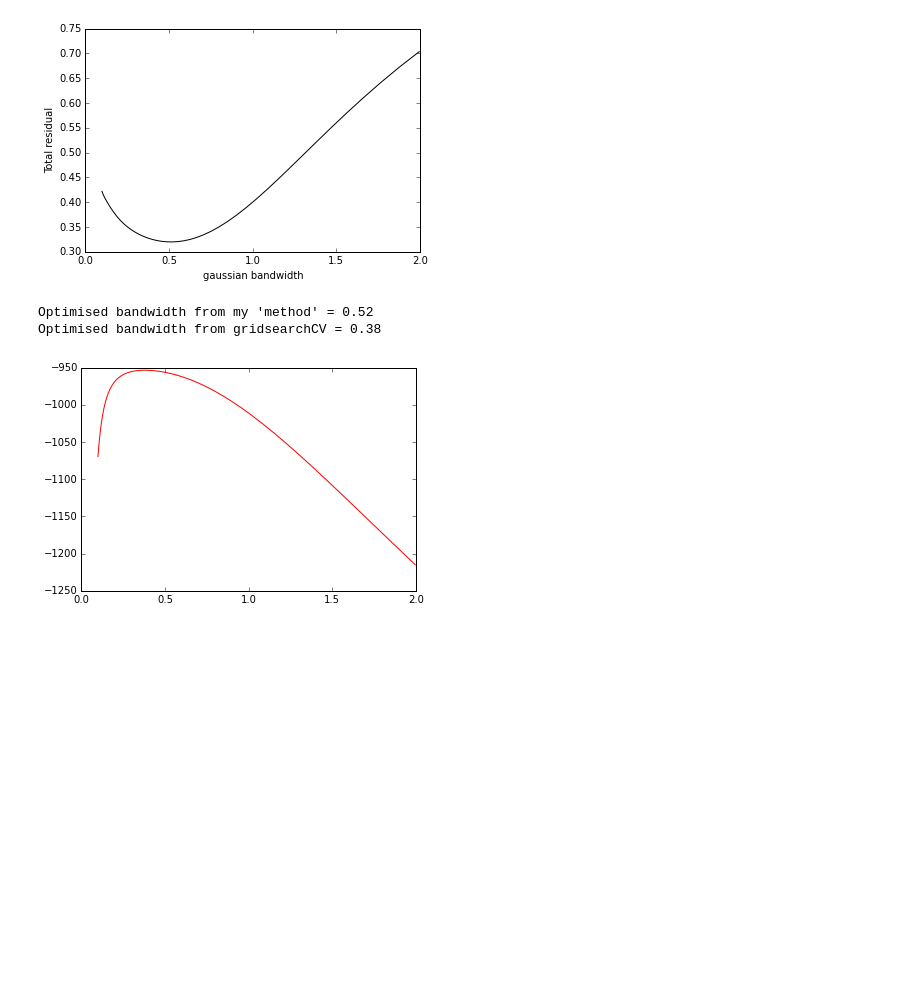
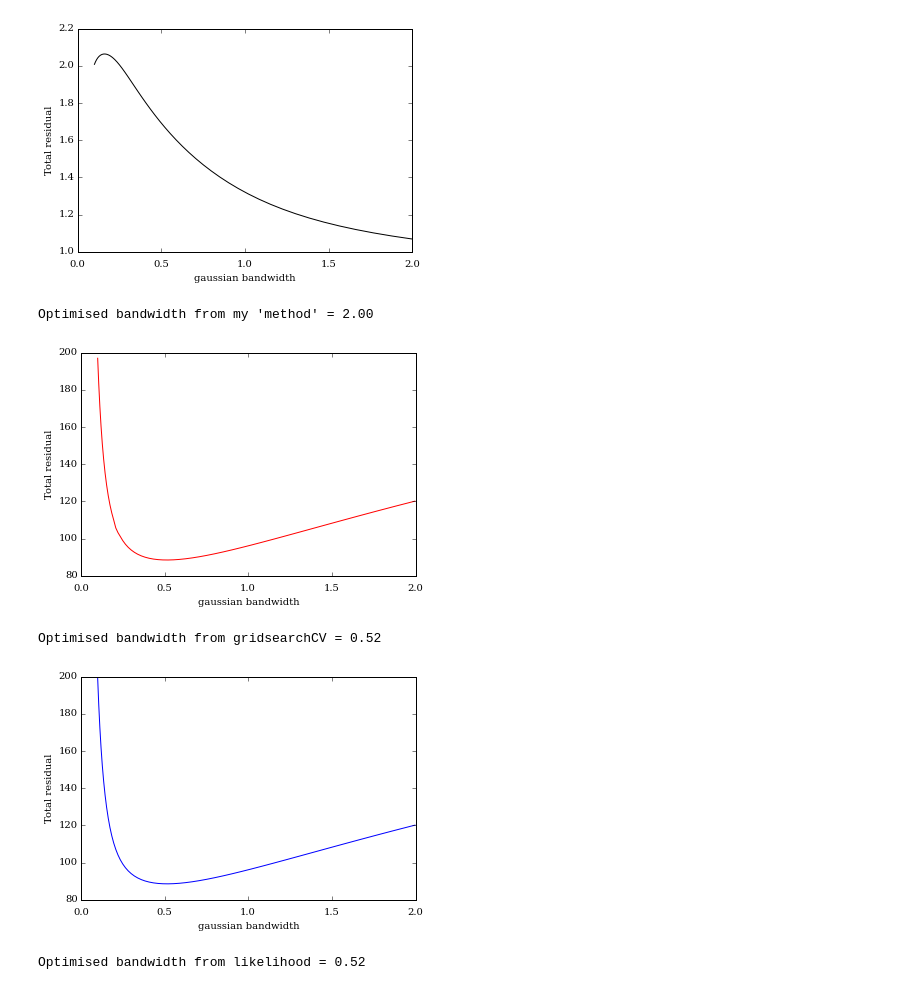
Before and after one commit to bamford/Debiasing-testing, a Jupyter notebook: Plotting_code_notebooks/2d_KDEs_v2.ipynb, the cells around one changed output. Saved outputs shown, nothing was run; the diff lists cells and outputs as text; code cells hidden in the pictures; blank space fills up the shorter version.

```diff
--- a/Plotting_code_notebooks/2d_KDEs_v2.ipynb
+++ b/Plotting_code_notebooks/2d_KDEs_v2.ipynb
@@ -108,11 +159,17 @@ def get_kde(values,x_range,y_range,bandwidth='optimal',N_out=100,print_bandwidth
         if print_bandwidth:
             print("Optimised bandwidth from my 'method' = {0:0.2f}".format(u))
 
-        u = get_kde_bandwidth2(values=values,x_range=x_range,y_range=y_range,plot_values=True,
+        u, grid = get_kde_bandwidth2(values=values,x_range=x_range,y_range=y_range,plot_values=True,
                               num_sigmas=50)
 
         if print_bandwidth:
             print("Optimised bandwidth from gridsearchCV = {0:0.2f}".format(u))
+
+        u = get_kde_bandwidth3(values=values,x_range=x_range,y_range=y_range,plot_values=True,
+                              num_sigmas=50)
+
+        if print_bandwidth:
+            print("Optimised bandwidth from likelihood = {0:0.2f}".format(u))
 
     else:
         u = bandwidth
@@ -124,7 +181,7 @@ def get_kde(values,x_range,y_range,bandwidth='optimal',N_out=100,print_bandwidth
     kde = KernelDensity(kernel='gaussian', bandwidth=u).fit(values)
     dens = np.exp(kde.score_samples(xy).reshape(N_out,N_out))
 
-    return dens#,grid.grid_scores_
+    return dens, grid#,grid.grid_scores_
 # %%
 def sigma_hist(x,y,N_out=100,levels=[0.2,0.4,0.6,0.8],x_range=None,y_range=None,bandwidth='optimal'):
 
@@ -139,6 +196,8 @@ def sigma_hist(x,y,N_out=100,levels=[0.2,0.4,0.6,0.8],x_range=None,y_range=None,
     values = values[(values[:,0] >= x_range[0]) & (values[:,0] <= x_range[1])
         & (values[:,1] >= y_range[0]) & (values[:,1] <= y_range[1])]
 
+    x, y = values.T
+
     # Get x and y grid values:
     X = np.linspace(x_range[0],x_range[1],N_out+1)
     Y = np.linspace(y_range[0],y_range[1],N_out+1)
@@ -152,7 +211,7 @@ def sigma_hist(x,y,N_out=100,levels=[0.2,0.4,0.6,0.8],x_range=None,y_range=None,
     y_range_scaled = [(y_r-np.mean(y))*(1/np.std(y)) for y_r in y_range]
 
     # Get 2d KDE values.
-    H = get_kde(values=values_scaled,x_range=x_range_scaled
+    H, grid = get_kde(values=values_scaled,x_range=x_range_scaled
         ,y_range=y_range_scaled,print_bandwidth=True,bandwidth=bandwidth)
 
     # Rest is taken from the triangle.py method of plotting fractional data contours.
@@ -196,4 +255,16 @@ def sigma_hist(x,y,N_out=100,levels=[0.2,0.4,0.6,0.8],x_range=None,y_range=None,
 
     #H2 = H2.T
     #--------------------------------------------------------------------------------
-    return X2,Y2,H2,V#,gridscores
+    return X2,Y2,H2,V, grid#,gridscores
+# %%
+x = np.random.randn(500) + 2
+y = 1*(np.random.randn(500)) + 1 + 0.5*x
+y[::10] = 3*np.random.randn(500//10)-1
+x[1::200] = 4*np.random.randn(500//150) + 10
+y[1::200] += 2*np.random.randn(500//150)
+s = np.argsort(x)
+x = x[s]
+y = y[s]
+
+xrng = [-3, 14]
+yrng = [-14, 8]
@@ -200,15 +276,14 @@ def sigma_hist(x,y,N_out=100,levels=[0.2,0.4,0.6,0.8],x_range=None,y_range=None,
 # %%
-x = np.random.randn(10**3) + 2
-y = 2*(np.random.randn(10**3)) + 1
-
-x2,y2,h2,v2 = sigma_hist(x,y)
+x2,y2,h2,v2, grid = sigma_hist(x,y,x_range=xrng,y_range=yrng)
 
 #plt.subplot(111,aspect='equal')
 #plt.contour(x2,y2,h2,v2,colors='k',levels=v2)
 # %% [output]
-[figure, old version]
+[figure, new version]
-Optimised bandwidth from my 'method' = 0.52
-Optimised bandwidth from gridsearchCV = 0.38
+Optimised bandwidth from my 'method' = 2.00
-[figure, old version]
+[figure, new version]
+Optimised bandwidth from gridsearchCV = 0.52
+[figure, added]
+Optimised bandwidth from likelihood = 0.52
 # %%
 # Try the contour method w. some real data
```
Also changed, not shown: parts of 10 cells of this notebook.
